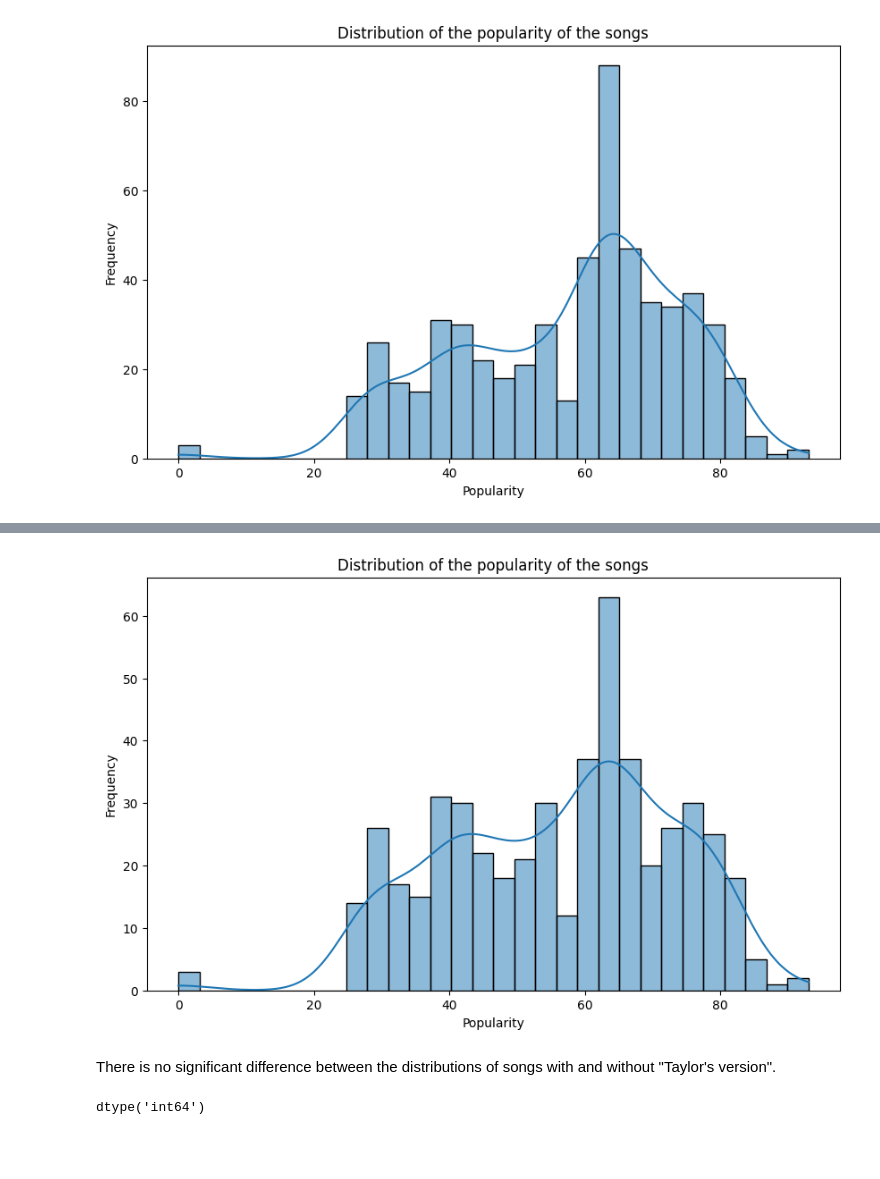
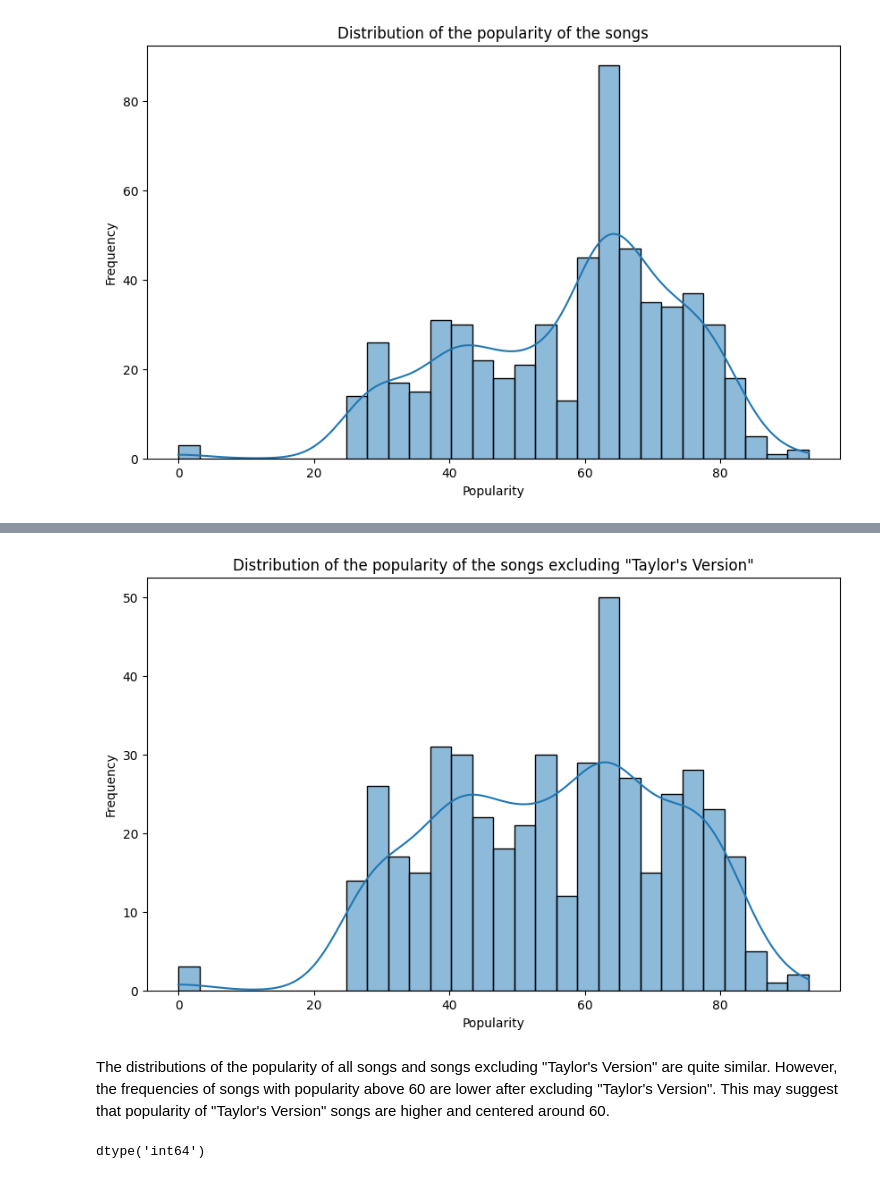
Before and after one commit to NakaFrozn/SI618, a Jupyter notebook: Assignments/SI_618_Homework_04.ipynb, the cells around one changed output, grey strips where cells are left out. Saved outputs shown, nothing was run; the diff lists cells and outputs as text; code cells hidden in the pictures; blank space fills up the shorter version.

```diff
--- a/Assignments/SI_618_Homework_04.ipynb
+++ b/Assignments/SI_618_Homework_04.ipynb
@@ -114,5 +114,7 @@ plt.show()
 [figure]
 # %%
 # Q1 Distribution of the popularity of the songs excluding "Taylor's Version"
-data_exclude_taylor_version = data[data['name'].str.contains("Taylor's Version") == False]
+data_exclude_taylor_version = data[data['name'].str.contains(r"Taylor'|’s Version") == False]
 data_exclude_taylor_version.describe() # check the descriptive statistics of the data
+
+data['taylor_version'] = np.where(data['name'].str.contains(r"Taylor'|’s Version"), 1,0)
@@ -129,15 +121,15 @@ data_exclude_taylor_version.describe() # check the descriptive statistics of the
 # %%
 # Plot the distribution of the popularity of the songs excluding "Taylor's Version"
 plt.figure(figsize=(10, 6))
 sns.histplot(data_exclude_taylor_version.popularity, bins=30, kde=True)
-plt.title('Distribution of the popularity of the songs')
+plt.title('Distribution of the popularity of the songs excluding "Taylor\'s Version"')
 plt.xlabel('Popularity')
 plt.ylabel('Frequency')
 plt.show()
 # %% [output]
-[figure, old version]
+[figure, new version]
-# %% [markdown]
-There is no significant difference between the distributions of songs with and without "Taylor's version".
+# %% [markdown]
+The distributions of the popularity of all songs and songs excluding "Taylor's Version" are quite similar. However, the frequencies of songs with popularity above 60 are lower after excluding "Taylor's Version". This may suggest that popularity of "Taylor's Version" songs are higher and centered around 60.
 # %%
 # Q1.2 Show the trend of the popularity of the songs over years
 ## Show the average rating of the songs over years
```
Also changed, not shown: parts of 18 cells of this notebook, 2 other files.
